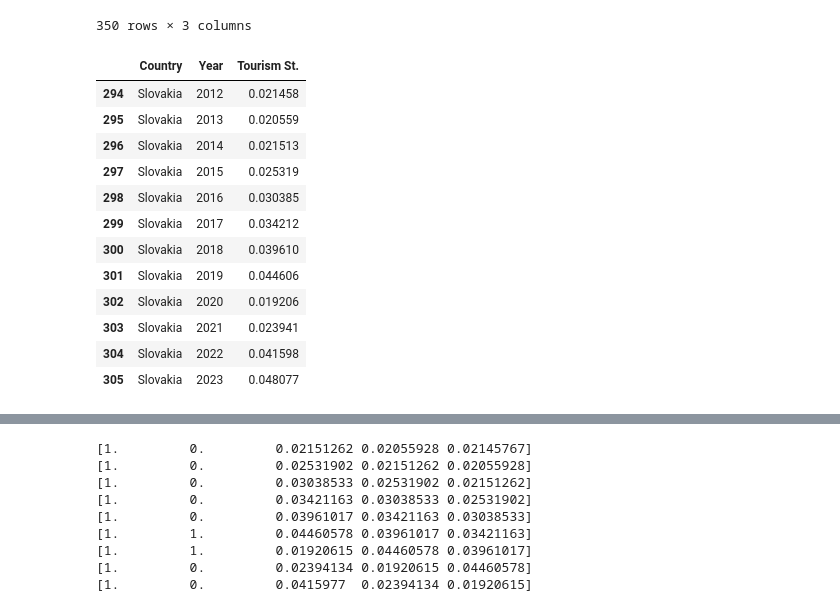
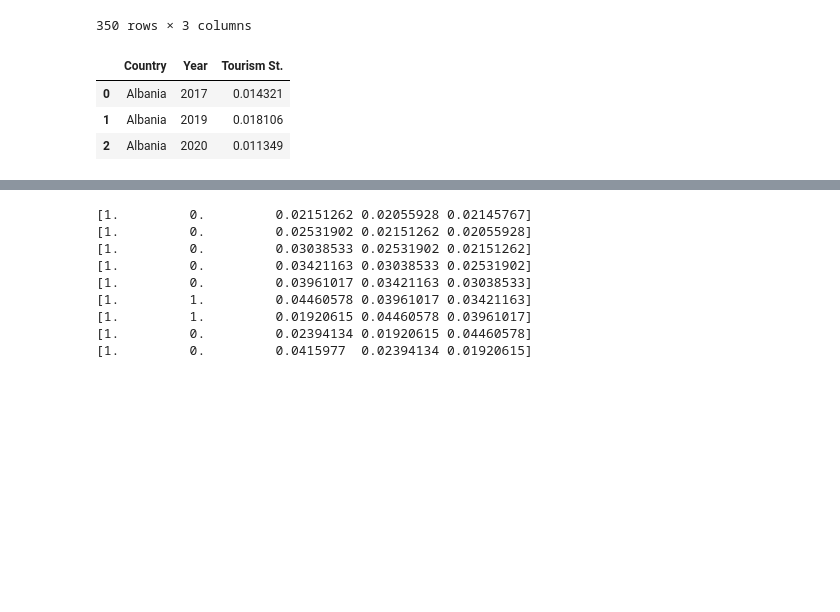
Before and after one commit to swbehan/RoadQualityWork, a Jupyter notebook: datasets/preprocessed-datasets/time_series_predictions copy 2.ipynb, the cells around one changed output, grey strips where cells are left out. Cells and saved outputs as stored; diff of their text form; code cells hidden in the pictures; blank space fills up the shorter version.

```diff
--- a/datasets/preprocessed-datasets/time_series_predictions copy 2.ipynb
+++ b/datasets/preprocessed-datasets/time_series_predictions copy 2.ipynb
@@ -86,19 +87,10 @@ def get_lag_columns(country_df, lag = 3):
 
     return x_matrix, y_vector
 # %%
-data[data['Country']=='Slovakia']
+data[data['Country']=='Albania']
 # %% [output]
 |  | Country | Year | Tourism St. |
-| 294 | Slovakia | 2012 | 0.021458 |
-| 295 | Slovakia | 2013 | 0.020559 |
-| 296 | Slovakia | 2014 | 0.021513 |
-| 297 | Slovakia | 2015 | 0.025319 |
-| 298 | Slovakia | 2016 | 0.030385 |
-| 299 | Slovakia | 2017 | 0.034212 |
-| 300 | Slovakia | 2018 | 0.039610 |
-| 301 | Slovakia | 2019 | 0.044606 |
-| 302 | Slovakia | 2020 | 0.019206 |
-| 303 | Slovakia | 2021 | 0.023941 |
-| 304 | Slovakia | 2022 | 0.041598 |
-| 305 | Slovakia | 2023 | 0.048077 |
+| 0 | Albania | 2017 | 0.014321 |
+| 1 | Albania | 2019 | 0.018106 |
+| 2 | Albania | 2020 | 0.011349 |
 # %%
```
Also changed, not shown: parts of 4 cells of this notebook.
